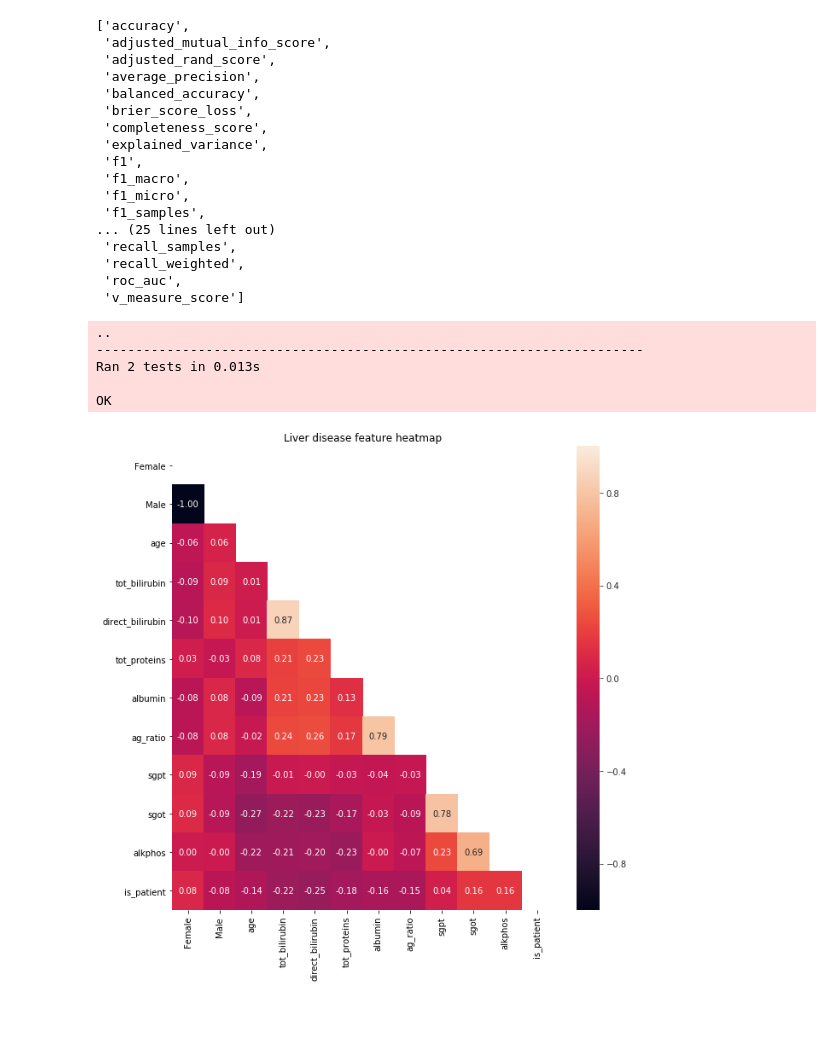
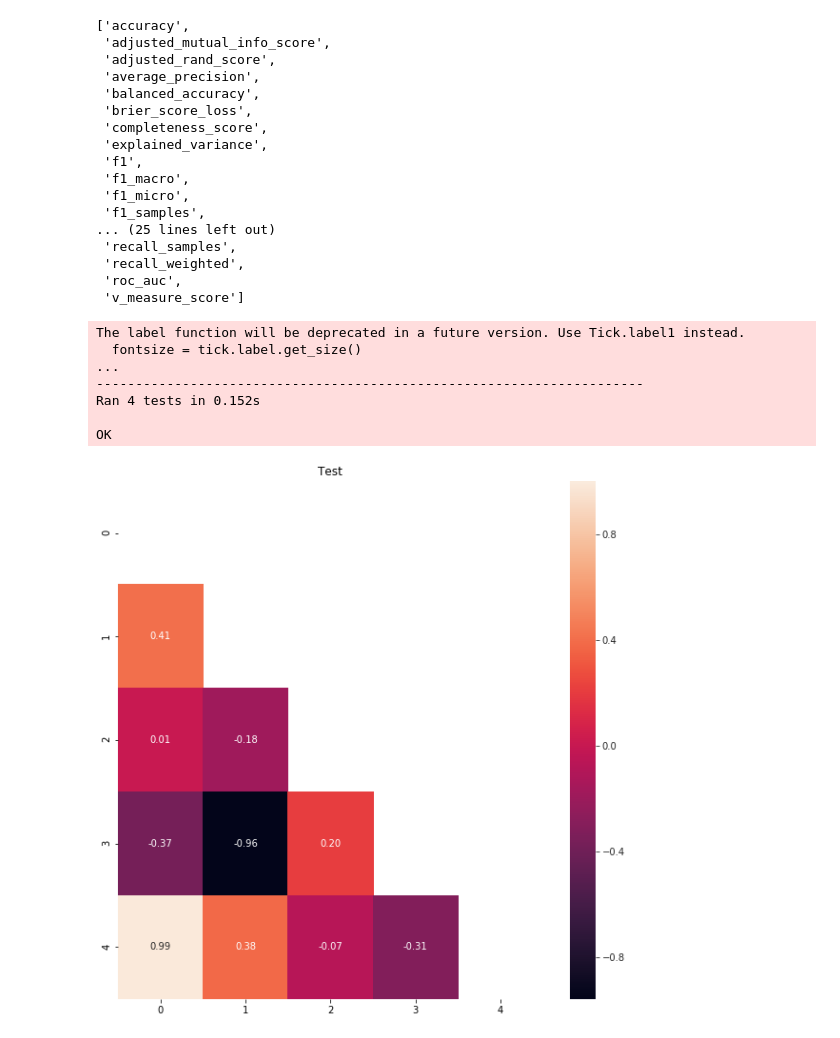
Before and after one commit to mchifala/liver-disease-classification, a Jupyter notebook: Project_MC.ipynb, the cells around one changed output. Saved outputs shown, nothing was run; the diff lists cells and outputs as text; code cells hidden in the pictures.

```diff
--- a/Project_MC.ipynb
+++ b/Project_MC.ipynb
@@ -12,6 +12,7 @@ from sklearn.model_selection import GridSearchCV
 from liver_functions import import_data
 from liver_functions import one_hot_encode
 from liver_functions import split_data
+from joblib import dump, load
 
 def build_pipeline(classifier, isScaled):
     if isScaled:
@@ -27,15 +28,17 @@ def build_pipeline(classifier, isScaled):
 def run_gridsearch(pipe, param_grid, num_folds, metric, X_train, y_train):
     search = GridSearchCV(pipe, param_grid, cv=num_folds, scoring=metric)
     search.fit(X_train, y_train)
+    dump(search.best_estimator_, "test_model.pkl")
 
-    return search.best_params_, search.best_score_
+    return search.best_params_, search.best_score_, search.best_estimator_
 
 
 # Example
 df = import_data("Indian Liver Patient Dataset (ILPD).csv")
 df = one_hot_encode(df, "gender")
+display(df)
 X_train, y_train, X_test, y_test = split_data(df, 0.2, "is_patient")
 pipe = build_pipeline(KNeighborsClassifier(), True)
 param_grid = dict(clf__n_neighbors=list(range(1,10)))
-run_gridsearch(pipe, param_grid, 10, "f1", X_train, y_train)
+params, score, model = run_gridsearch(pipe, param_grid, 10, "f1", X_train, y_train)
 # %% [output]
@@ -66,80 +81,76 @@ import numpy as np
 import pandas as pd
 import string
 import random
+import os
 
 from liver_functions import import_data
 from liver_functions import one_hot_encode
 from liver_functions import split_data
+from liver_functions import make_correlation_heatmap
 
 class TestFunctions(unittest.TestCase):
 
-    def make_char_df(self):
-        n = 100
+    def make_char_file(self):
+        n = 5
         data = np.random.choice(list(string.ascii_lowercase),
-                                     size=(n,n))
+                                     size=(n,n), replace = False)
         np.savetxt("test_data.csv", data, fmt= "%c", delimiter=",")
         return data
+
+    def make_num_df(self):
+        n = 5
+        data = np.random.choice(100, size=(n,n), replace = False)
+        return pd.DataFrame(data)
 
     def make_gender_df(self):
         n = 50
         gender = [random.choice(["Male", "Female"]) for i in range(n)]
         df = pd.DataFrame(gender, columns=["gender"])
         return df
 
+    def test_heatmap(self):
+        df = self.make_num_df()
+        make_correlation_heatmap(df, "Test", "test.png")
+        self.assertEqual(True, os.path.exists("test.png"))
+
     def test_one_hot(self):
         df = self.make_gender_df()
         df_enc = df.copy()
         df_enc["Male"] = df_enc["gender"].apply(lambda x: 1 if x == "Male" else 0)
         df_enc["Female"] = df_enc["gender"].apply(lambda x: 1 if x == "Female" else 0)
         df_enc.drop(columns = ["gender"],  inplace = True)
-        pd.testing.assert_frame_equal(df_enc, one_hot_encode(df),
+        pd.testing.assert_frame_equal(df_enc, one_hot_encode(df, "gender"),
                                       check_like = True,
                                       check_dtype = False)
-    """"
+
     def test_data_import(self):
-        data = self.make_char_df()
+        data = self.make_char_file()
         df = pd.DataFrame(data, columns= [x for x in data[0,:]])
         df = df.reindex(df.index.drop(0)).reset_index(drop=True)
         df_import = import_data("test_data.csv")
         pd.testing.assert_frame_equal(df, df_import, check_less_precise = 0)
-    """
+
+
     def test_split(self):
-        percent = 0.2
-        data = self.make_char_df()
+        frac = 0.2
+        data = self.make_char_file()
         n = len(data)
         df = pd.DataFrame(data, columns = [str(x) for x in range(n)])
-        X_train, y_train, X_test, y_test = split_data(df, percent, str(n-1))
+        X_train, y_train, X_test, y_test = split_data(df, frac, str(n-1))
 
-        self.assertEqual(np.shape(X_train), (round((1-percent)*n), n-1))
-        self.assertEqual(np.shape(X_test), (round((percent)*n), n-1))
-        self.assertEqual(np.shape(y_train), (round((1-percent)*n), ))
-        self.assertEqual(np.shape(y_test), (round((percent)*n), ))
+        self.assertEqual(np.shape(X_train), (round((1-frac)*n), n-1))
+        self.assertEqual(np.shape(X_test), (round((frac)*n), n-1))
+        self.assertEqual(np.shape(y_train), (round((1-frac)*n), ))
+        self.assertEqual(np.shape(y_test), (round((frac)*n), ))
 
 if __name__ == '__main__':
     unittest.main(argv=['first-arg-is-ignored'], exit=False)
 # %% [output]
-..
+The label function will be deprecated in a future version. Use Tick.label1 instead.
+  fontsize = tick.label.get_size()
+...
 ----------------------------------------------------------------------
-Ran 2 tests in 0.013s
+Ran 4 tests in 0.152s
 
 OK
+[figure, added]
-# %%
-import matplotlib.pyplot as plt
-import seaborn as sns
-import numpy as np
-
-def make_correlation_heatmap(df, outfile):
-    df_corr = df.corr()
-    plt.figure(figsize=(10, 10))
-    plt.title("Liver disease feature heatmap")
-    mask = np.zeros_like(df_corr)
-    mask[np.triu_indices_from(mask)]=True
-    with sns.axes_style("white"):
-        ax = sns.heatmap(df_corr, fmt=".2f", mask=mask, annot=True)
-    bottom, top = ax.get_ylim()
-    ax.set_ylim(bottom + 0.5, top - 0.5)
-    plt.savefig(outfile)
-
-make_correlation_heatmap(df)
-# %% [output]
-[figure, removed]
```
Also changed, not shown: parts of 4 cells of this notebook, 4 other files.
